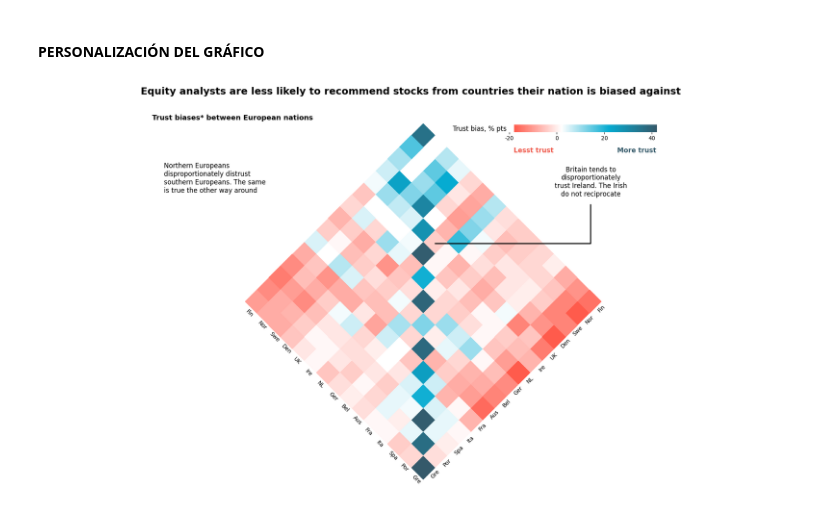
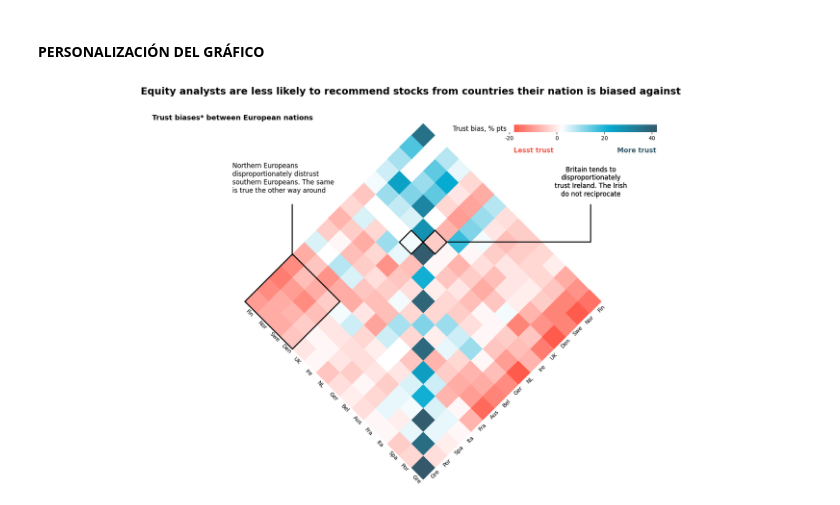
Before and after one commit to Vikktor93/visualizacion-de-graficos-T2, a Jupyter notebook: grafico1.ipynb, the cells around one changed output. Cells and saved outputs as stored; diff of their text form; code cells hidden in the pictures.

```diff
--- a/grafico1.ipynb
+++ b/grafico1.ipynb
@@ -84,42 +86,68 @@ fig.suptitle('Equity analysts are less likely to recommend stocks from countries
 # Se agrega los textos adicionales
 new_graph.text(0.25, 1.0, 'Trust biases* between European nations', fontsize=13, weight='bold', ha='center', transform=ax.transAxes)
 
-new_graph.text(0.16, 0.8, 'Northern Europeans \ndisproportionately distrust\nsouthern Europeans. The same\nis true the other way around',
+new_graph.text(0.25, 0.8, 'Northern Europeans \ndisproportionately distrust\nsouthern Europeans. The same\nis true the other way around',
          fontsize=12, ha='left', transform=ax.transAxes)
+
+# Dibujar la línea en el lado izquierdo debajo del texto "Northern Europeans..."
+new_graph.annotate('', xy=(0.14, 0.625), xytext=(0.14, 0.77),
+            xycoords='axes fraction', textcoords='axes fraction',
+            arrowprops=dict(arrowstyle="-", color='black', lw=2), zorder=10)
+
+# Dibujar un cuadro alrededor de las casillas de Finlandia, Noruega, Suecia, Dinamarca, y Reino Unido
+rect = patches.Rectangle((11, 0.0), 4.0, 4.0, linewidth=2, edgecolor='black', facecolor='none', transform=new_graph.transData, zorder=10)
+new_graph.add_patch(rect)
+
+# Dibujar un cuadro alrededor de las casillas de Dinamarca, Suecia, Noruega y Finlandia
+rect = patches.Rectangle((11, 0.0), 4.0, 4.0, linewidth=2, edgecolor='black', facecolor='none', transform=new_graph.transData, zorder=10)
+new_graph.add_patch(rect)
 
 new_graph.text(0.72, 0.79, 'Britain tends to\ndisproportionately\ntrust Ireland. The Irish\ndo not reciprocate',
          fontsize=12, ha='center', transform=ax.transAxes, zorder=5)
 
 # Dibujar la línea directamente sobre new_graph en lugar de ax
-new_graph.annotate('', xy=(0.53, 0.66), xytext=(0.96, 0.77),
+new_graph.annotate('', xy=(0.56, 0.665), xytext=(0.96, 0.77),
             xycoords='axes fraction', textcoords='axes fraction',
             arrowprops=dict(arrowstyle="-", color='black', lw=2,
                             connectionstyle="angle,angleA=90,angleB=0,rad=0"), zorder=10)
+
+
+# Dibujar un cuadro alrededor de las casillas del centro
+rect = patches.Rectangle((4.0, 5.0), 1.0, 1.0, linewidth=2, edgecolor='black', facecolor='none', transform=new_graph.transData, zorder=10)
+new_graph.add_patch(rect)
+
+# Dibujar un cuadro alrededor de las casillas del centro
+rect = patches.Rectangle((5.0, 4.0), 1.0, 1.0, linewidth=2, edgecolor='black', facecolor='none', transform=new_graph.transData, zorder=10)
+new_graph.add_patch(rect)
+
+
+new_graph.text(0.72, 0.79, 'Britain tends to\ndisproportionately\ntrust Ireland. The Irish\ndo not reciprocate',
+         fontsize=12, ha='center', transform=ax.transAxes, zorder=5)
 
 new_graph.text(0.645, 0.91, 'Lesst trust',
          fontsize=12, ha='center', weight='bold', color='#f05a4c', transform=ax.transAxes)
 
 new_graph.text(0.78, 0.91, 'More trust',
          fontsize=12, ha='center', weight='bold', color='#355A6A', transform=ax.transAxes)
 
 # Se agregan etiquetas de países a lo largo de los ejes rotados
 for i in range(df.shape[0]):
     # Etiquetas en el eje y (vertical)
     new_graph.text(df.shape[0] + 0.5, i + 0.5, df.columns[i], ha='left', va='center', rotation=-45, fontsize=10)
     # Etiquetas en el eje x (horizontal)
     new_graph.text(i + 0.5, df.shape[0] + 0.5, df.columns[i], ha='center', va='bottom', rotation=45, fontsize=10)
 
 # Se remueve los bordes del gráfico
 for spine in ax.spines.values():
     spine.set_visible(False)
 
 # Eliminación de las marcas y los números del eje X y eje Y
 ax.set_xticks([])
 ax.set_xticklabels([])
 
 ax.set_yticks([])
 ax.set_yticklabels([])
 
 plt.show()
 # %% [output]
-[figure, old version]
+[figure, new version]
```
Also changed, not shown: parts of 1 cell of this notebook.
